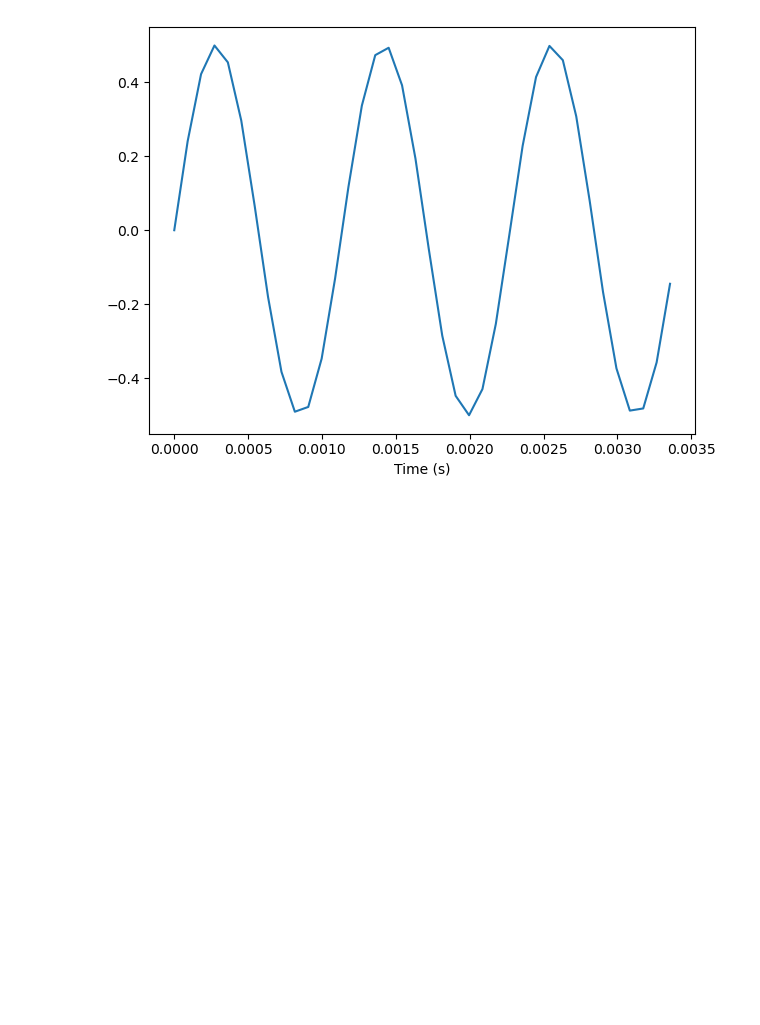
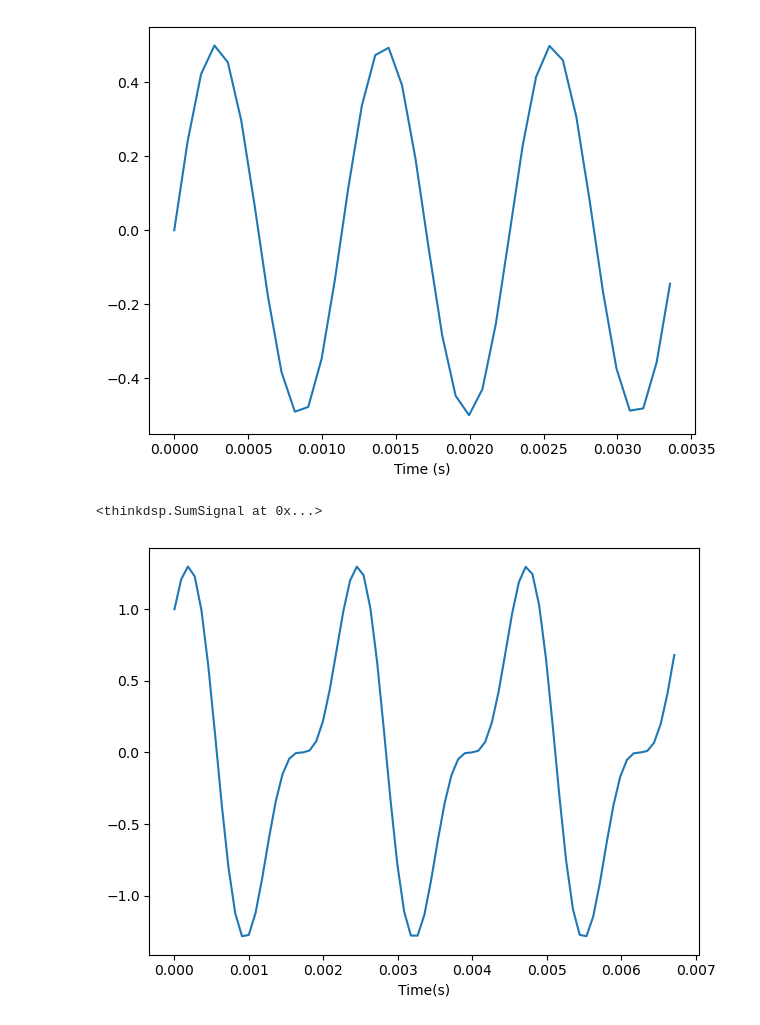
Before and after one commit to Hanson0901/signal, a Jupyter notebook: ch1_1.ipynb, the cells around one changed output. Drawn from its saved outputs; the diff is of its cells as text; code cells hidden in the pictures; blank space fills up the shorter version.

```diff
--- a/signals.ipynb
+++ b/ch1_1.ipynb
@@ -13,3 +13,13 @@ sin_sig.plot()
 decorate(xlabel='Time (s)')
 # %% [output]
 [figure]
+# %%
+mix =sin_sig+cos_sig
+mix
+# %% [output]
+<thinkdsp.SumSignal at 0x...>
+# %%
+mix.plot()
+decorate(xlabel="Time(s)")
+# %% [output]
+[figure, added]
```
Also changed, not shown: 5 other files.
